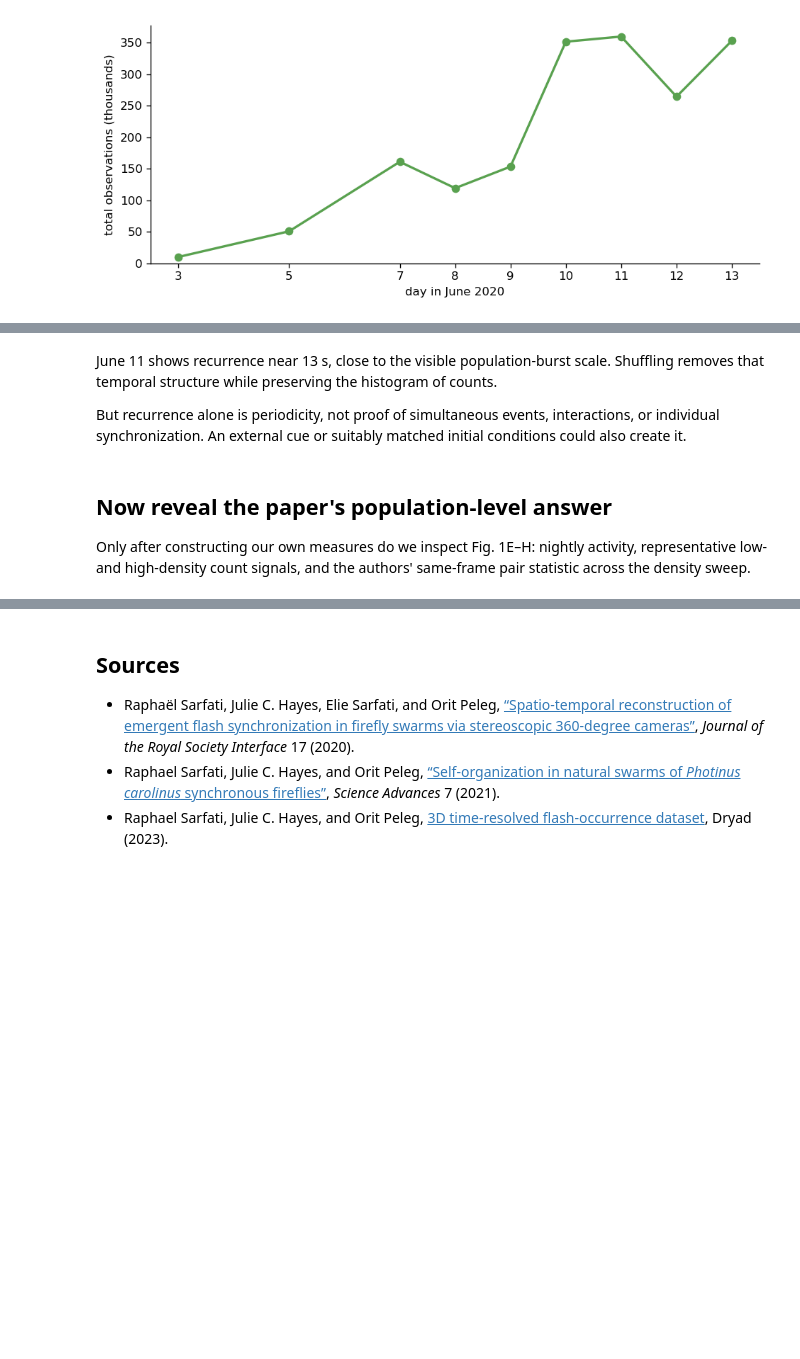
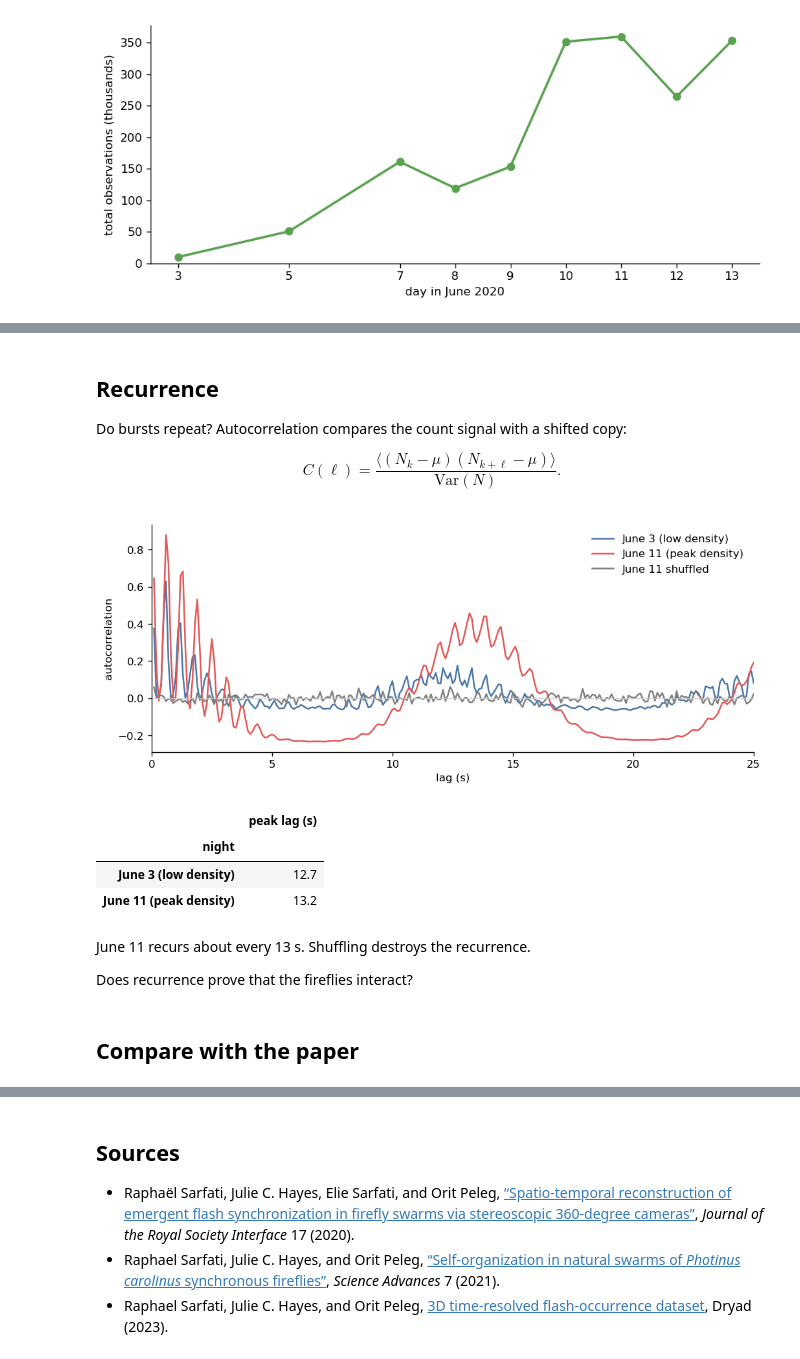
Before and after one commit to shaevitz/567-Crowd-Control, a Jupyter notebook: lectures/lecture-02-firefly-synchronization.ipynb, the cells around one changed output, grey strips where cells are left out. Drawn from its saved outputs; the diff is of its cells as text; code cells hidden in the pictures; blank space fills up the shorter version.

```diff
--- a/lectures/lecture-02-firefly-synchronization.ipynb
+++ b/lectures/lecture-02-firefly-synchronization.ipynb
@@ -432,11 +437,0 @@ This is evidence for strong temporal clustering of **observations** on June 11.
-# %%
-# A deliberately simple null: independent Poisson counts with the observed mean.
-rng = np.random.default_rng(567)
-null_rows = []
-
-for night, observed in frame_counts.items():
-    poisson = rng.poisson(observed.mean(), size=len(observed))
-    null_rows.append({"series": f"{NIGHT_LABELS[night]} observed", **count_metrics(observed)})
-    null_rows.append({"series": f"{NIGHT_LABELS[night]} Poisson", **count_metrics(poisson)})
-
-pd.DataFrame(null_rows).set_index("series").round(3)
@@ -504,9 +438,58 @@ pd.DataFrame(recurrence_rows).set_index("night").round(3)
 # %% [markdown]
-June 11 shows recurrence near 13 s, close to the visible population-burst scale. Shuffling removes that temporal structure while preserving the histogram of counts.
+## Recurrence
 
-But recurrence alone is periodicity, not proof of simultaneous events, interactions, or individual synchronization. An external cue or suitably matched initial conditions could also create it.
+Do bursts repeat? Autocorrelation compares the count signal with a shifted copy:
+
+$$
+C(\ell)=\frac{\langle (N_k-\mu)(N_{k+\ell}-\mu)\rangle}{\mathrm{Var}(N)}.
+$$
+# %%
+def autocorrelation(counts, max_lag_bins):
+    centered = counts - counts.mean()
+    n = len(centered)
+    raw = np.correlate(centered, centered, mode="full")[n - 1:n + max_lag_bins]
+    overlap = np.arange(n, n - max_lag_bins - 1, -1)
+    return (raw / overlap) / counts.var()
+
+dt_s = 0.10
+max_lag_s = 25
+max_lag_bins = int(max_lag_s / dt_s)
+acf = {}
+
+for night, observations in fireflies.items():
+    _, counts = binned_counts(observations, WINDOWS[night][1], dt_s)
+    acf[night] = autocorrelation(counts, max_lag_bins)
+
+high_counts = binned_counts(fireflies["June 11"], WINDOWS["June 11"][1], dt_s)[1]
+acf["June 11 shuffled"] = autocorrelation(rng.permutation(high_counts), max_lag_bins)
+
+lags_s = np.arange(max_lag_bins + 1) * dt_s
+fig, ax = plt.subplots(figsize=(10, 3.8))
+ax.plot(lags_s[1:], acf["June 3"][1:], label=NIGHT_LABELS["June 3"], color=COLORS["June 3"])
+ax.plot(lags_s[1:], acf["June 11"][1:], label=NIGHT_LABELS["June 11"], color=COLORS["June 11"])
+ax.plot(lags_s[1:], acf["June 11 shuffled"][1:], label="June 11 shuffled", color="0.5")
+ax.axhline(0, color="0.8", lw=0.8)
+ax.set(xlabel="lag (s)", ylabel="autocorrelation", xlim=(0, max_lag_s))
+ax.legend(frameon=False)
+plt.show()
+
+search = (lags_s >= 5) & (lags_s <= 20)
+recurrence = []
+for night in ["June 3", "June 11"]:
+    lag = lags_s[search][np.argmax(acf[night][search])]
+    recurrence.append({"night": NIGHT_LABELS[night], "peak lag (s)": lag})
+
+pd.DataFrame(recurrence).set_index("night")
+# %% [output]
+[figure, new version]
+|  | peak lag (s) |
+| night |  |
+| June 3 (low density) | 12.7 |
+| June 11 (peak density) | 13.2 |
+# %% [markdown]
+June 11 recurs about every 13 s. Shuffling destroys the recurrence.
+
+Does recurrence prove that the fireflies interact?
 # %% [markdown]
-## Now reveal the paper's population-level answer
-
-Only after constructing our own measures do we inspect Fig. 1E–H: nightly activity, representative low- and high-density count signals, and the authors' same-frame pair statistic across the density sweep.
+## Compare with the paper
 # %% [markdown]
```
Also changed, not shown: parts of 24 cells of this notebook.
